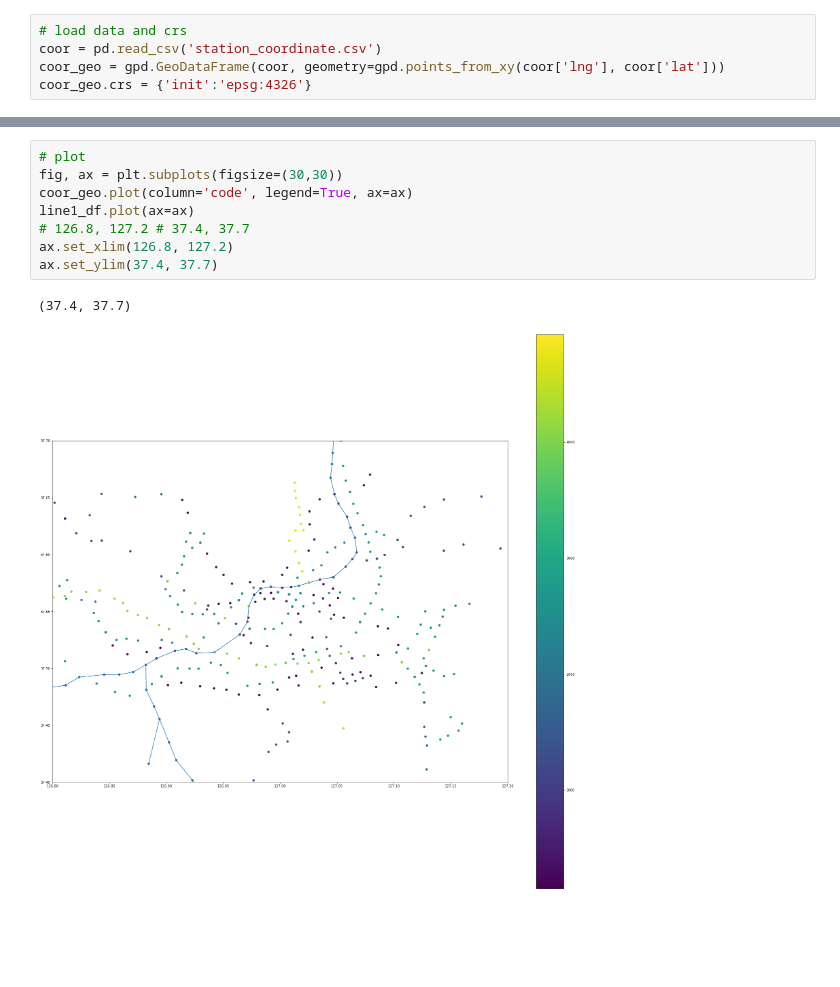
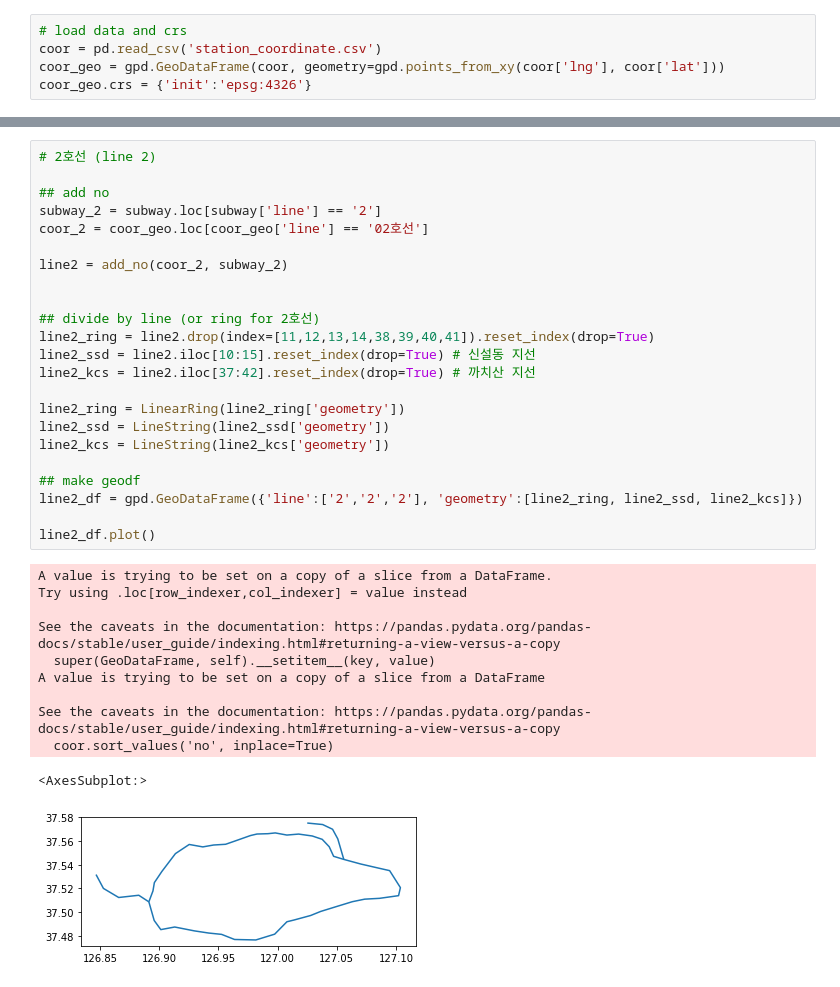
Before and after one commit to yejoon-lee/Seoul_Metro, a Jupyter notebook: Visualization/visaulize.ipynb, the cells around one changed output, grey strips where cells are left out. Drawn from its saved outputs; the diff is of its cells as text; blank space fills up the shorter version.

```diff
--- a/Visualization/visaulize.ipynb
+++ b/Visualization/visaulize.ipynb
@@ -150,11 +110,35 @@ Name: line, dtype: object
-# %%
-# plot
-fig, ax = plt.subplots(figsize=(30,30))
-coor_geo.plot(column='code', legend=True, ax=ax)
-line1_df.plot(ax=ax)
-# 126.8, 127.2 # 37.4, 37.7
-ax.set_xlim(126.8, 127.2)
-ax.set_ylim(37.4, 37.7)
-# %% [output]
-(37.4, 37.7)
-[figure, removed]
+# %%
+# 2호선 (line 2)
+
+## add no
+subway_2 = subway.loc[subway['line'] == '2']
+coor_2 = coor_geo.loc[coor_geo['line'] == '02호선']
+
+line2 = add_no(coor_2, subway_2)
+
+
+## divide by line (or ring for 2호선)
+line2_ring = line2.drop(index=[11,12,13,14,38,39,40,41]).reset_index(drop=True)
+line2_ssd = line2.iloc[10:15].reset_index(drop=True) # 신설동 지선
+line2_kcs = line2.iloc[37:42].reset_index(drop=True) # 까치산 지선
+
+line2_ring = LinearRing(line2_ring['geometry'])
+line2_ssd = LineString(line2_ssd['geometry'])
+line2_kcs = LineString(line2_kcs['geometry'])
+
+## make geodf
+line2_df = gpd.GeoDataFrame({'line':['2','2','2'], 'geometry':[line2_ring, line2_ssd, line2_kcs]})
+
+line2_df.plot()
+# %% [output]
+A value is trying to be set on a copy of a slice from a DataFrame.
+Try using .loc[row_indexer,col_indexer] = value instead
+
+See the caveats in the documentation: https://pandas.pydata.org/pandas-docs/stable/user_guide/indexing.html#returning-a-view-versus-a-copy
+  super(GeoDataFrame, self).__setitem__(key, value)
+A value is trying to be set on a copy of a slice from a DataFrame
+
+See the caveats in the documentation: https://pandas.pydata.org/pandas-docs/stable/user_guide/indexing.html#returning-a-view-versus-a-copy
+  coor.sort_values('no', inplace=True)
+<AxesSubplot:>
+[figure, added]
```
Also changed, not shown: parts of 25 cells of this notebook, 13 other files.
